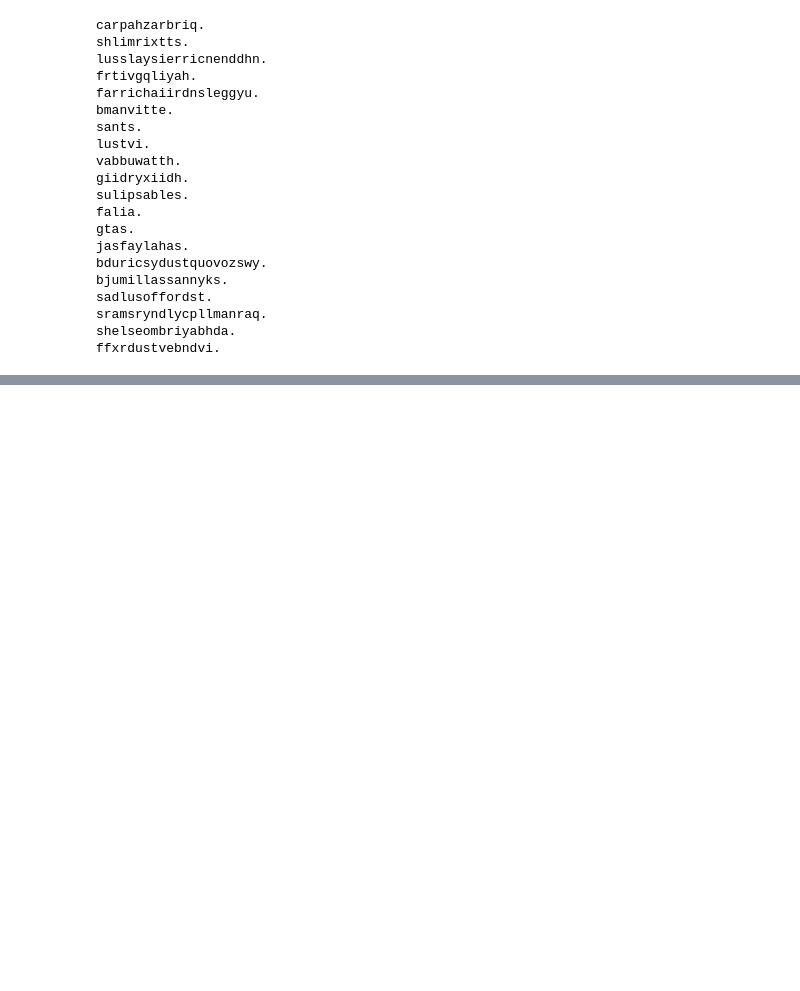
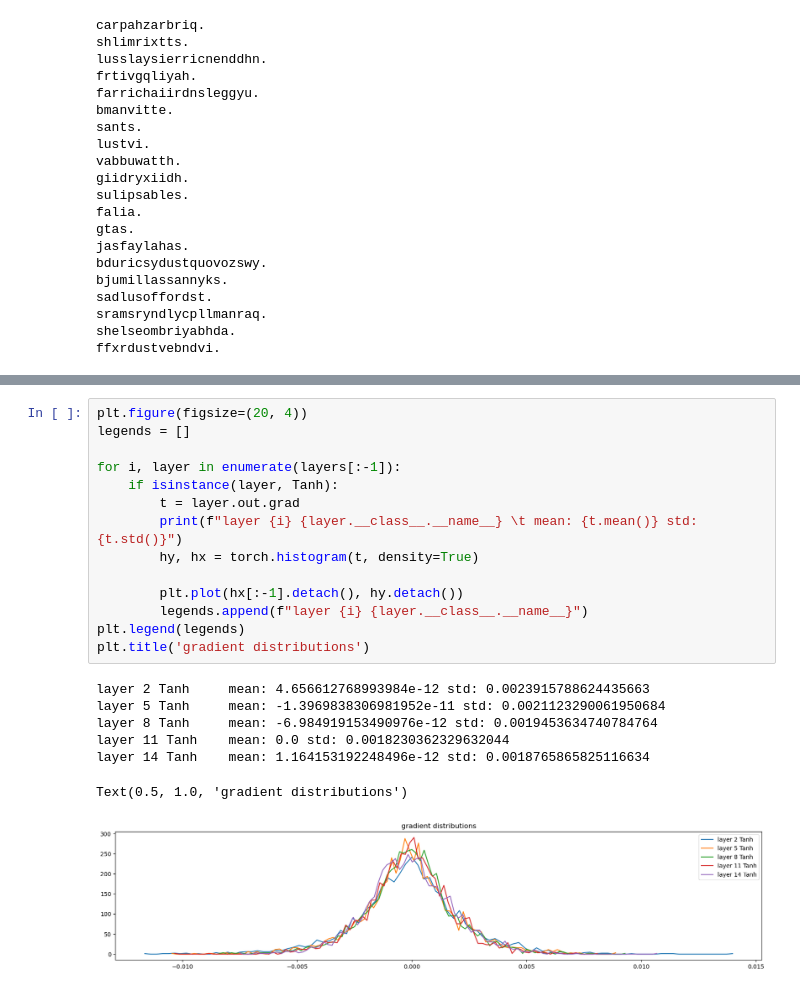
Before and after one commit to siripragadashashank/makemore, a Jupyter notebook: mlp deep dive.ipynb, the cells around one changed output, grey strips where cells are left out. Drawn from its saved outputs; the diff is of its cells as text; blank space fills up the shorter version.

```diff
--- a/mlp deep dive.ipynb
+++ b/mlp deep dive.ipynb
@@ -360,0 +379,22 @@ Text(0.5, 1.0, 'activation distributions')
+# %%
+plt.figure(figsize=(20, 4))
+legends = []
+
+for i, layer in enumerate(layers[:-1]):
+    if isinstance(layer, Tanh):
+        t = layer.out.grad
+        print(f"layer {i} {layer.__class__.__name__} \t mean: {t.mean()} std: {t.std()}")
+        hy, hx = torch.histogram(t, density=True)
+
+        plt.plot(hx[:-1].detach(), hy.detach())
+        legends.append(f"layer {i} {layer.__class__.__name__}")
+plt.legend(legends)
+plt.title('gradient distributions')
+# %% [output]
+layer 2 Tanh     mean: 4.656612768993984e-12 std: 0.0023915788624435663
+layer 5 Tanh     mean: -1.3969838306981952e-11 std: 0.0021123290061950684
+layer 8 Tanh     mean: -6.984919153490976e-12 std: 0.0019453634740784764
+layer 11 Tanh    mean: 0.0 std: 0.0018230362329632044
+layer 14 Tanh    mean: 1.164153192248496e-12 std: 0.0018765865825116634
+Text(0.5, 1.0, 'gradient distributions')
+[figure, added]
```
Also changed, not shown: parts of 18 cells of this notebook.
